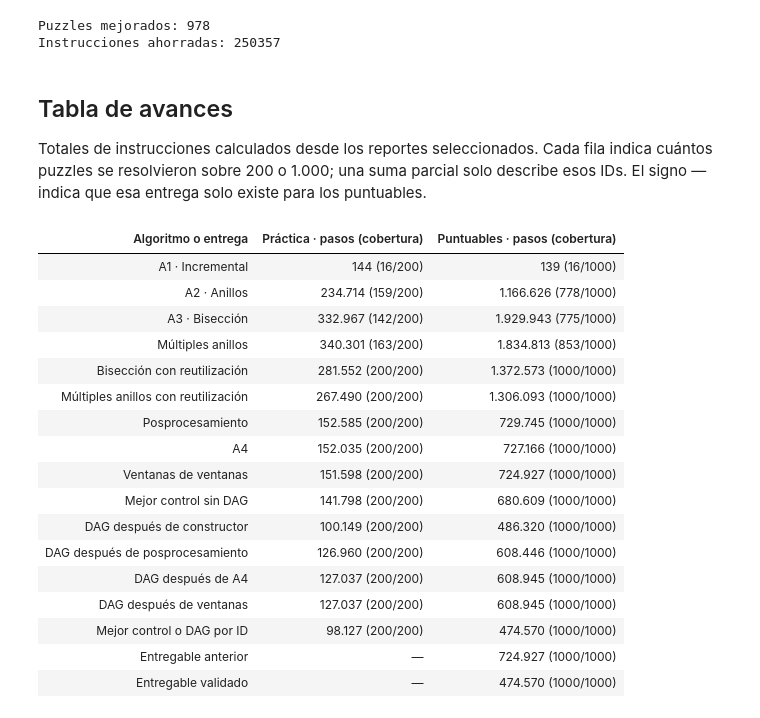
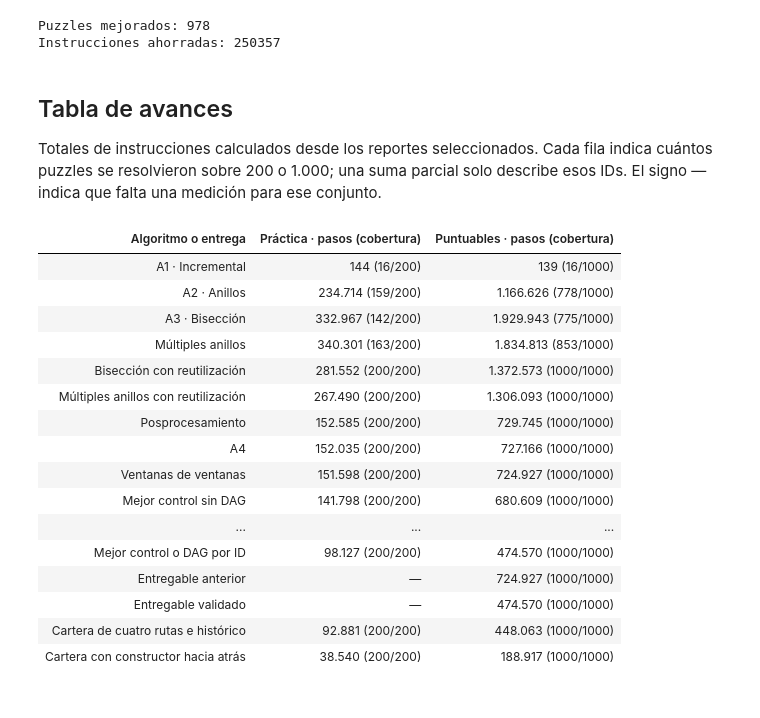
Before and after one commit to munhof/kaggle.1-santa2026, a Jupyter notebook: diarios de avances de exploracion.ipynb, the cells around one changed output. Drawn from its saved outputs; the diff is of its cells as text; code cells hidden in the pictures.

Commit message:
Compara cuatro rutas de búsqueda y registra la cartera de 188917 pasos

```diff
--- a/diarios de avances de exploracion.ipynb
+++ b/diarios de avances de exploracion.ipynb
@@ -316,43 +316,62 @@ Puzzles mejorados: 978
 Instrucciones ahorradas: 250357
 # %% [markdown]
 ## Tabla de avances
-Totales de instrucciones calculados desde los reportes seleccionados. Cada fila indica cuántos puzzles se resolvieron sobre 200 o 1.000; una suma parcial solo describe esos IDs. El signo — indica que esa entrega solo existe para los puntuables.
+Totales de instrucciones calculados desde los reportes seleccionados. Cada fila indica cuántos puzzles se resolvieron sobre 200 o 1.000; una suma parcial solo describe esos IDs. El signo — indica que falta una medición para ese conjunto.
 # %%
 def celda(valores, cantidad):
     if not valores:
         return '—'
     total = f'{sum(valores.values()):,}'.replace(',', '.')
     return f'{total} ({len(valores)}/{cantidad})'
 
 filas = historial + [
     ('Mejor control o DAG por ID', seleccion),
     ('Entregable anterior', {'Puntuables': anterior}),
     ('Entregable validado', {'Puntuables': entrega})]
+from pathlib import Path
+import csv
+
+def cargar_pasos(ruta):
+    with Path(ruta).open() as archivo:
+        return {r["id"]: int(r["final"]) for r in csv.DictReader(archivo)}
+
+rutas_practica = cargar_pasos("reports/partial_practice_i0l79tbp/winners.csv")
+rutas_puntuables = cargar_pasos("reports/partial_scored_2jzgqmyl/winners.csv")
+con_constructor = cargar_pasos("reports/backward_practice_wyyedfh3/comparison.csv")
+assert rutas_practica.keys() == con_constructor.keys()
+assert all(con_constructor[k] <= pasos for k, pasos in rutas_practica.items())
+constructor_puntuables = cargar_pasos("reports/backward_scored_LECwzt0R/comparison.csv")
+assert constructor_puntuables.keys() == rutas_puntuables.keys()
+assert all(constructor_puntuables[k] <= pasos for k, pasos in rutas_puntuables.items())
+nuevas_filas = [
+    ("Cartera de cuatro rutas e histórico", {"Práctica": rutas_practica, "Puntuables": rutas_puntuables}),
+    ("Cartera con constructor hacia atrás", {"Práctica": con_constructor, "Puntuables": constructor_puntuables}),
+]
+filas.extend(nuevas_filas)
 from html import escape
 from IPython.display import HTML, display
 
 encabezados = ('Algoritmo o entrega', 'Práctica · pasos (cobertura)', 'Puntuables · pasos (cobertura)')
 tabla = '<table><thead><tr>' + ''.join(f'<th>{escape(t)}</th>' for t in encabezados) + '</tr></thead><tbody>'
 for nombre, valores in filas:
     columnas = (nombre, celda(valores.get('Práctica'), 200), celda(valores.get('Puntuables'), 1000))
     tabla += '<tr>' + ''.join(f'<td>{escape(v)}</td>' for v in columnas) + '</tr>'
 display(HTML(tabla + '</tbody></table>'))
 # %% [output]
 | Algoritmo o entrega | Práctica · pasos (cobertura) | Puntuables · pasos (cobertura) |
 | A1 · Incremental | 144 (16/200) | 139 (16/1000) |
 | A2 · Anillos | 234.714 (159/200) | 1.166.626 (778/1000) |
 | A3 · Bisección | 332.967 (142/200) | 1.929.943 (775/1000) |
 | Múltiples anillos | 340.301 (163/200) | 1.834.813 (853/1000) |
 | Bisección con reutilización | 281.552 (200/200) | 1.372.573 (1000/1000) |
 | Múltiples anillos con reutilización | 267.490 (200/200) | 1.306.093 (1000/1000) |
 | Posprocesamiento | 152.585 (200/200) | 729.745 (1000/1000) |
 | A4 | 152.035 (200/200) | 727.166 (1000/1000) |
 | Ventanas de ventanas | 151.598 (200/200) | 724.927 (1000/1000) |
 | Mejor control sin DAG | 141.798 (200/200) | 680.609 (1000/1000) |
-| DAG después de constructor | 100.149 (200/200) | 486.320 (1000/1000) |
-| DAG después de posprocesamiento | 126.960 (200/200) | 608.446 (1000/1000) |
-| DAG después de A4 | 127.037 (200/200) | 608.945 (1000/1000) |
-| DAG después de ventanas | 127.037 (200/200) | 608.945 (1000/1000) |
+| ... | ... | ... |
 | Mejor control o DAG por ID | 98.127 (200/200) | 474.570 (1000/1000) |
 | Entregable anterior | — | 724.927 (1000/1000) |
 | Entregable validado | — | 474.570 (1000/1000) |
+| Cartera de cuatro rutas e histórico | 92.881 (200/200) | 448.063 (1000/1000) |
+| Cartera con constructor hacia atrás | 38.540 (200/200) | 188.917 (1000/1000) |
```
Also changed, not shown: parts of 6 cells of this notebook, 3 other files.
